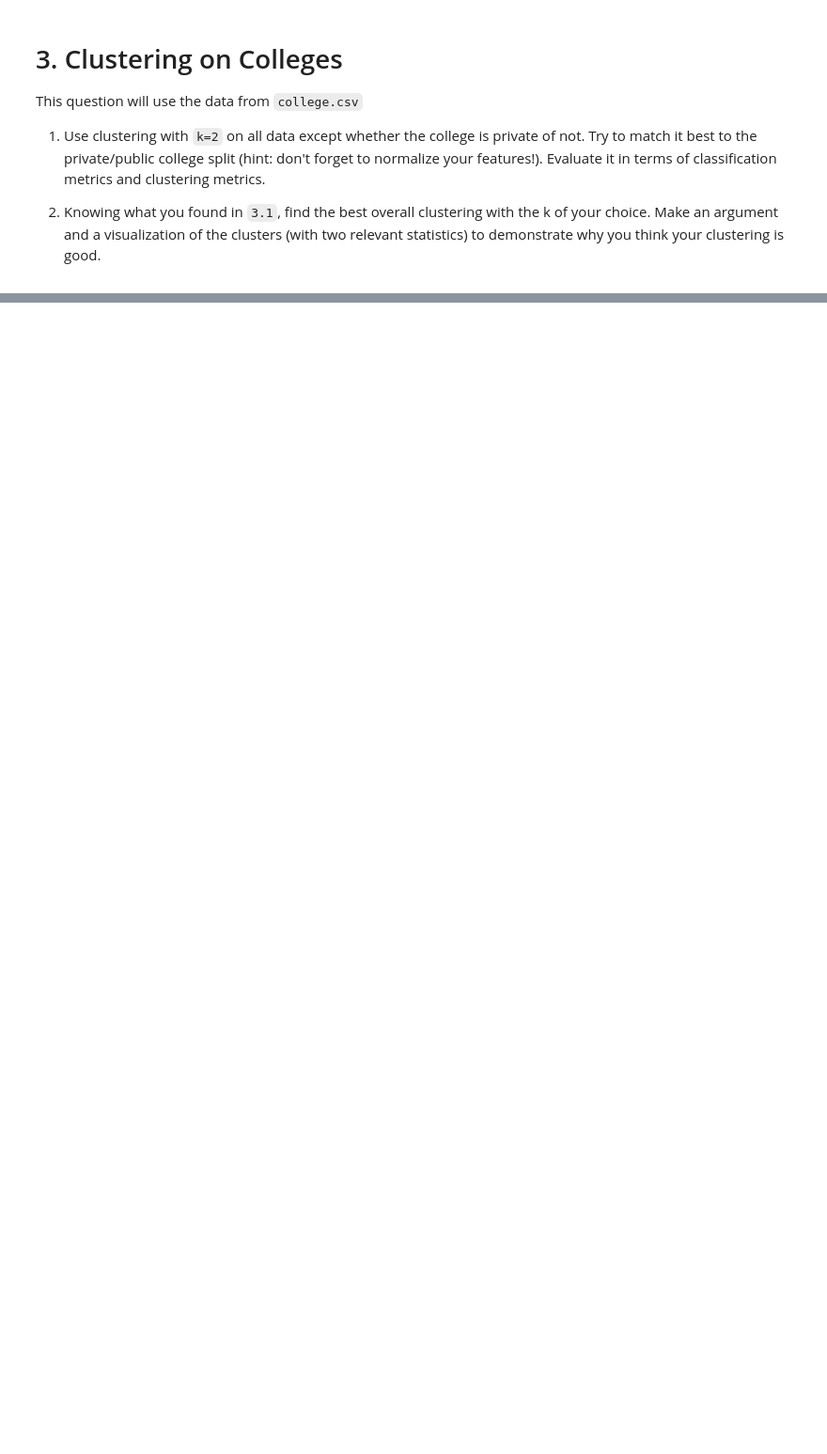
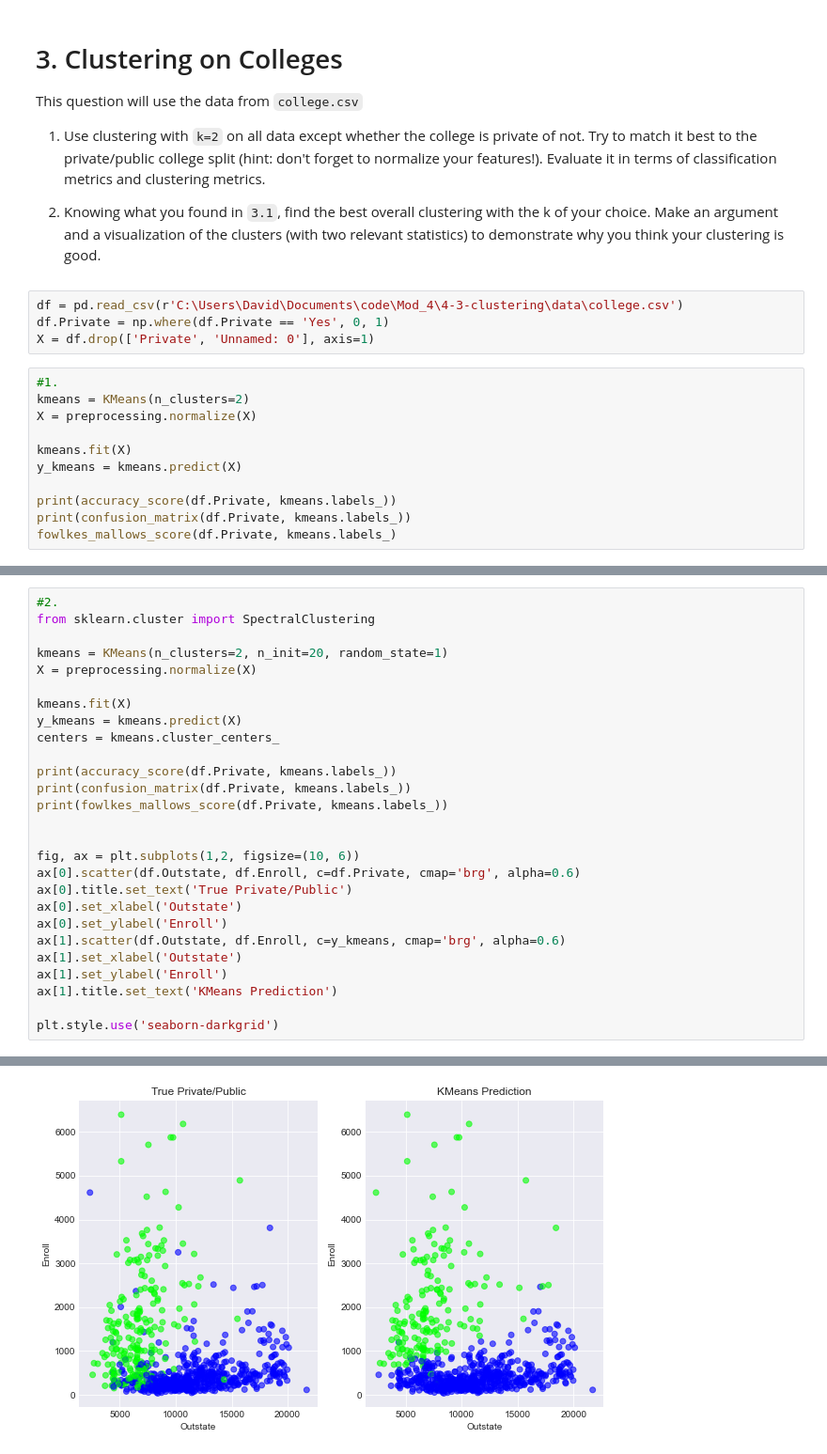
Before and after one commit to cb-ds-1/4-3-clustering, a Jupyter notebook: workshop.ipynb, the cells around one changed output, grey strips where cells are left out. Shown at 94% size. Saved outputs shown, nothing was run; the diff lists cells and outputs as text; blank space fills up the shorter version.

```diff
--- a/workshop.ipynb
+++ b/workshop.ipynb
@@ -24,3 +119,18 @@ This question will use the data from `college.csv`
 1. Use clustering with `k=2` on all data except whether the college is private of not. Try to match it best to the private/public college split (hint: don't forget to normalize your features!). Evaluate it in terms of classification metrics and clustering metrics.
 
 2. Knowing what you found in `3.1`, find the best overall clustering with the k of your choice. Make an argument and a visualization of the clusters (with two relevant statistics) to demonstrate why you think your clustering is good.
+# %%
+df = pd.read_csv(r'C:\Users\David\Documents\code\Mod_4\4-3-clustering\data\college.csv')
+df.Private = np.where(df.Private == 'Yes', 0, 1)
+X = df.drop(['Private', 'Unnamed: 0'], axis=1)
+# %%
+#1.
+kmeans = KMeans(n_clusters=2)
+X = preprocessing.normalize(X)
+
+kmeans.fit(X)
+y_kmeans = kmeans.predict(X)
+
+print(accuracy_score(df.Private, kmeans.labels_))
+print(confusion_matrix(df.Private, kmeans.labels_))
+fowlkes_mallows_score(df.Private, kmeans.labels_)
@@ -26,0 +146,28 @@ This question will use the data from `college.csv`
+# %%
+#2.
+from sklearn.cluster import SpectralClustering
+
+kmeans = KMeans(n_clusters=2, n_init=20, random_state=1)
+X = preprocessing.normalize(X)
+
+kmeans.fit(X)
+y_kmeans = kmeans.predict(X)
+centers = kmeans.cluster_centers_
+
+print(accuracy_score(df.Private, kmeans.labels_))
+print(confusion_matrix(df.Private, kmeans.labels_))
+print(fowlkes_mallows_score(df.Private, kmeans.labels_))
+
+
+fig, ax = plt.subplots(1,2, figsize=(10, 6))
+ax[0].scatter(df.Outstate, df.Enroll, c=df.Private, cmap='brg', alpha=0.6)
+ax[0].title.set_text('True Private/Public')
+ax[0].set_xlabel('Outstate')
+ax[0].set_ylabel('Enroll')
+ax[1].scatter(df.Outstate, df.Enroll, c=y_kmeans, cmap='brg', alpha=0.6)
+ax[1].set_xlabel('Outstate')
+ax[1].set_ylabel('Enroll')
+ax[1].title.set_text('KMeans Prediction')
+
+plt.style.use('seaborn-darkgrid')
+# %% [output]
@@ -26,0 +178 @@ This question will use the data from `college.csv`
+[figure, added]
```
Also changed, not shown: parts of 10 cells of this notebook.
